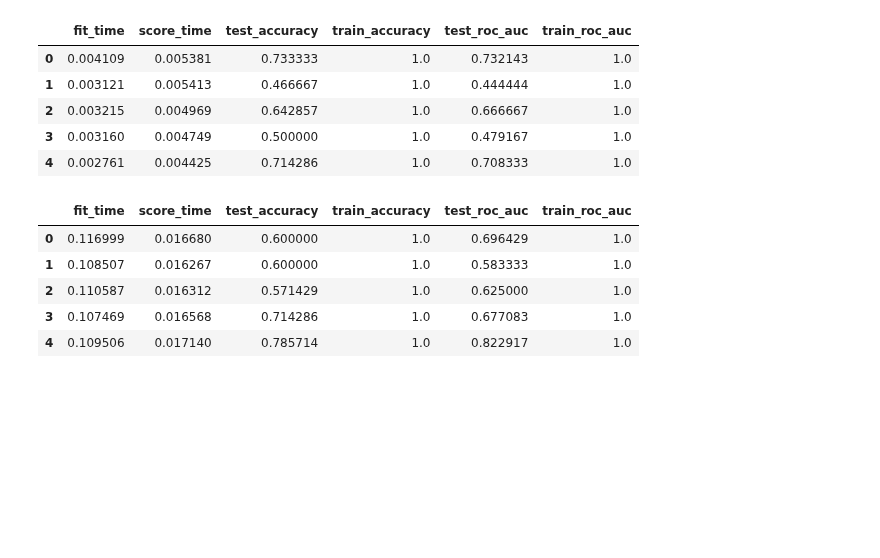
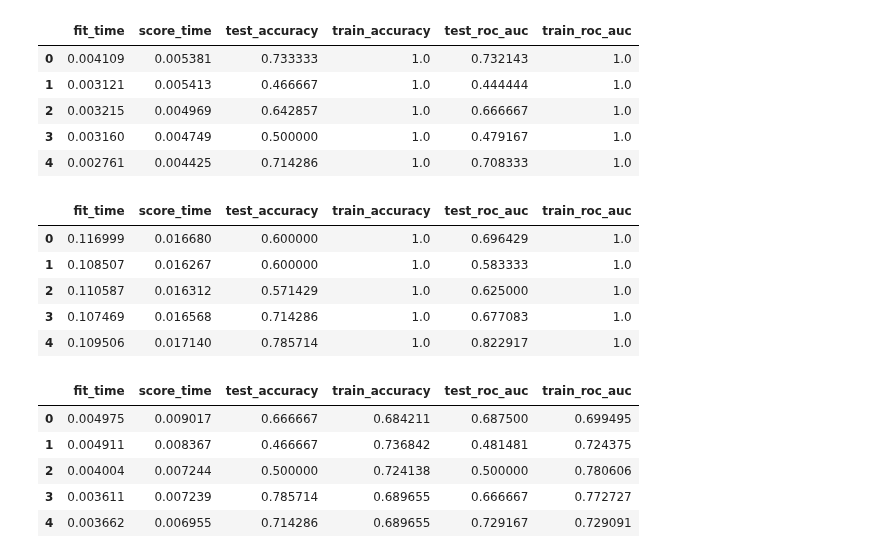
Before and after one commit to gianluca-capelo/tmt-analysis, a Jupyter notebook: notebooks/analyze_train_set.ipynb, the cells around one changed output. Cells and saved outputs as stored; diff of their text form; code cells hidden in the pictures; blank space fills up the shorter version.

```diff
--- a/notebooks/analyze_train_set.ipynb
+++ b/notebooks/analyze_train_set.ipynb
@@ -152,3 +153,22 @@ pd.DataFrame(cv_results)
 | 2 | 0.110587 | 0.016312 | 0.571429 | 1.0 | 0.625000 | 1.0 |
 | 3 | 0.107469 | 0.016568 | 0.714286 | 1.0 | 0.677083 | 1.0 |
 | 4 | 0.109506 | 0.017140 | 0.785714 | 1.0 | 0.822917 | 1.0 |
+# %%
+from sklearn.preprocessing import StandardScaler
+#knn
+from sklearn.neighbors import KNeighborsClassifier
+from sklearn.pipeline import Pipeline
+pipeline = Pipeline([
+    ("scaler", StandardScaler()),
+    ("knn", KNeighborsClassifier())
+])
+
+cv_results = cross_validate(pipeline, X_train, y_train, cv=5, scoring=scoring, return_train_score=True)
+pd.DataFrame(cv_results)
+# %% [output]
+|  | fit_time | score_time | test_accuracy | train_accuracy | test_roc_auc | train_roc_auc |
+| 0 | 0.004975 | 0.009017 | 0.666667 | 0.684211 | 0.687500 | 0.699495 |
+| 1 | 0.004911 | 0.008367 | 0.466667 | 0.736842 | 0.481481 | 0.724375 |
+| 2 | 0.004004 | 0.007244 | 0.500000 | 0.724138 | 0.500000 | 0.780606 |
+| 3 | 0.003611 | 0.007239 | 0.785714 | 0.689655 | 0.666667 | 0.772727 |
+| 4 | 0.003662 | 0.006955 | 0.714286 | 0.689655 | 0.729167 | 0.729091 |
```
Also changed, not shown: parts of 2 cells of this notebook.
